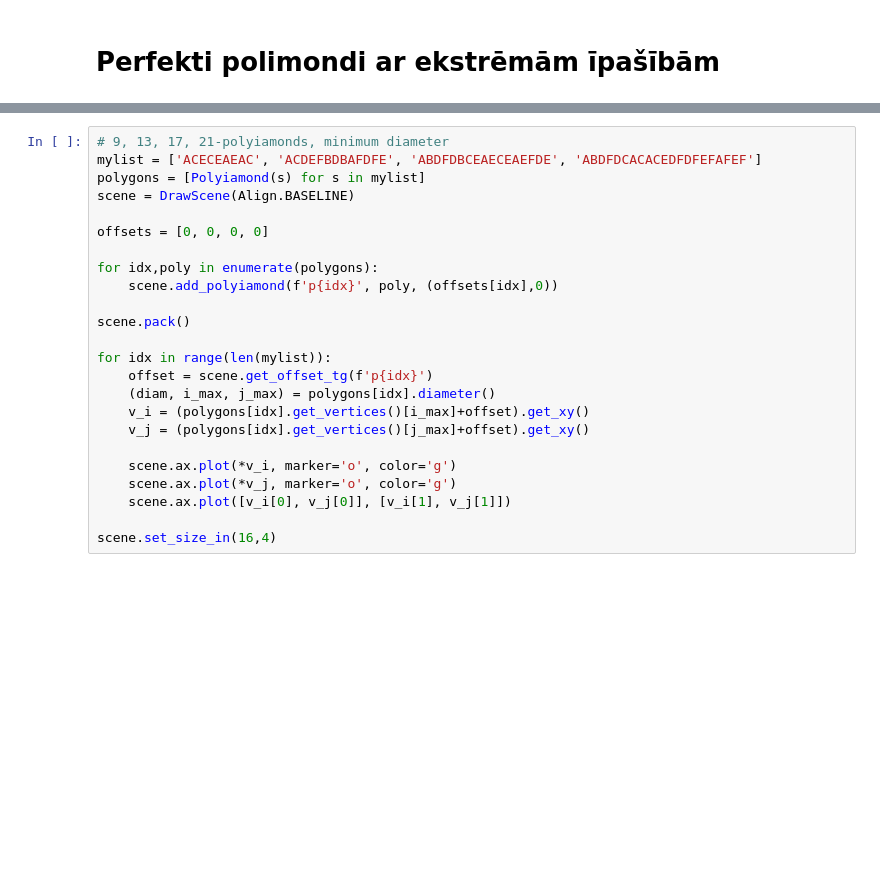
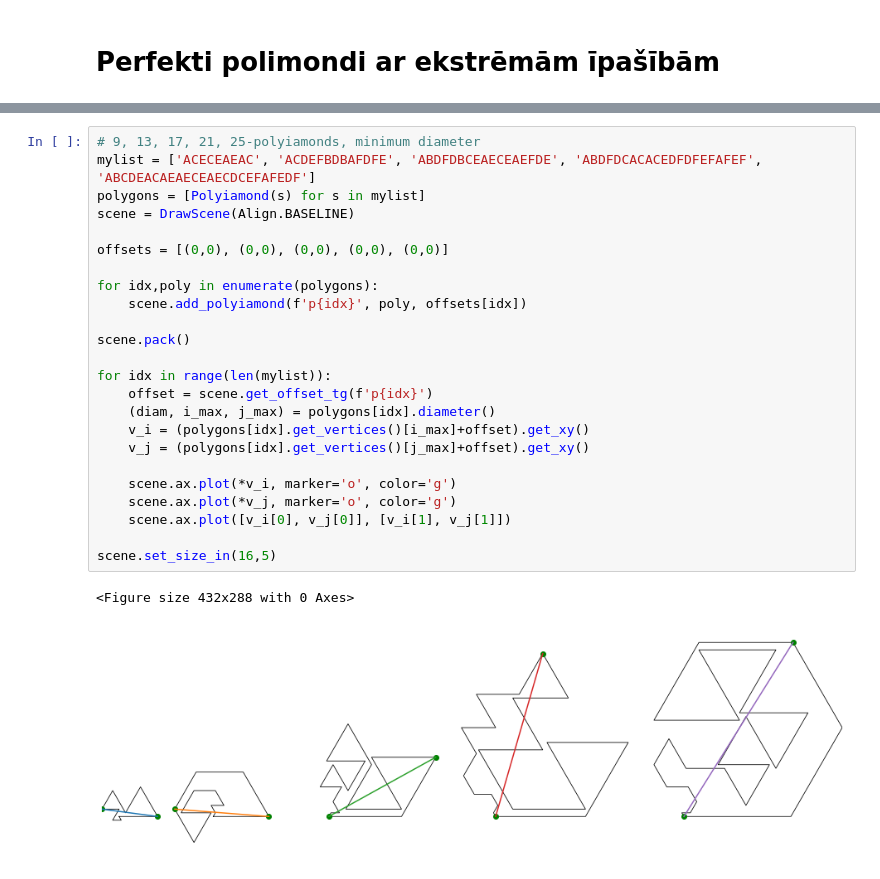
Before and after one commit to kapsitis/polimondi, a Jupyter notebook: polyforms/docs/poly_extreme.ipynb, the cells around one changed output, grey strips where cells are left out. Drawn from its saved outputs; the diff is of its cells as text; blank space fills up the shorter version.

```diff
--- a/polyforms/docs/poly_extreme.ipynb
+++ b/polyforms/docs/poly_extreme.ipynb
@@ -84,27 +100,30 @@ scene.set_size_in(19,5)
 # %%
-# 9, 13, 17, 21-polyiamonds, minimum diameter
-mylist = ['ACECEAEAC', 'ACDEFBDBAFDFE', 'ABDFDBCEAECEAEFDE', 'ABDFDCACACEDFDFEFAFEF']
+# 9, 13, 17, 21, 25-polyiamonds, minimum diameter
+mylist = ['ACECEAEAC', 'ACDEFBDBAFDFE', 'ABDFDBCEAECEAEFDE', 'ABDFDCACACEDFDFEFAFEF', 'ABCDEACAEAECEAECDCEFAFEDF']
 polygons = [Polyiamond(s) for s in mylist]
 scene = DrawScene(Align.BASELINE)
 
-offsets = [0, 0, 0, 0]
+offsets = [(0,0), (0,0), (0,0), (0,0), (0,0)]
 
 for idx,poly in enumerate(polygons):
-    scene.add_polyiamond(f'p{idx}', poly, (offsets[idx],0))
+    scene.add_polyiamond(f'p{idx}', poly, offsets[idx])
 
 scene.pack()
 
 for idx in range(len(mylist)):
     offset = scene.get_offset_tg(f'p{idx}')
     (diam, i_max, j_max) = polygons[idx].diameter()
     v_i = (polygons[idx].get_vertices()[i_max]+offset).get_xy()
     v_j = (polygons[idx].get_vertices()[j_max]+offset).get_xy()
 
     scene.ax.plot(*v_i, marker='o', color='g')
     scene.ax.plot(*v_j, marker='o', color='g')
     scene.ax.plot([v_i[0], v_j[0]], [v_i[1], v_j[1]])
 
-scene.set_size_in(16,4)
+scene.set_size_in(16,5)
+# %% [output]
+<Figure size 432x288 with 0 Axes>
+[figure, added]
 # %%
 # 10, 14, 18, 22 - polyiamonds minimum diameter
 mylist = ['ACBDFEDFEF', 'ACEDFABDFDCACB', 'ABDBDFDFBFEDBDFDFE', 'ABCDEABFDFDCDFAECEFAEF']
```
Also changed, not shown: parts of 23 cells of this notebook, 1 other file.
